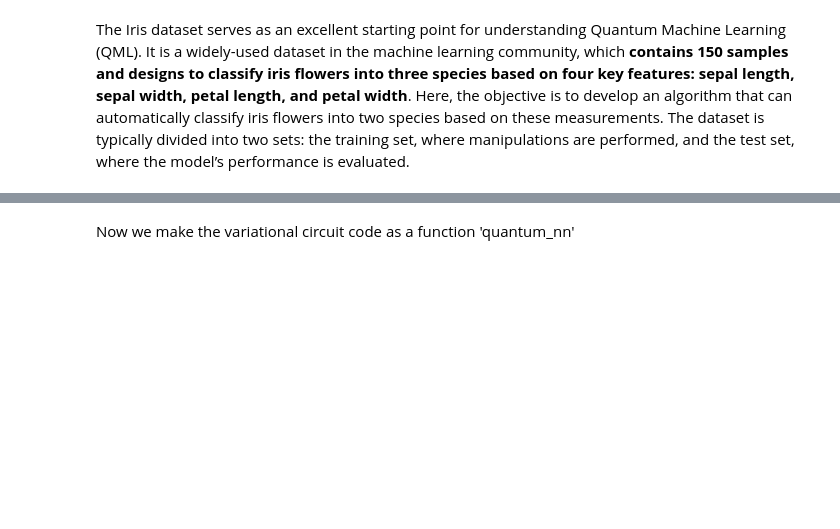
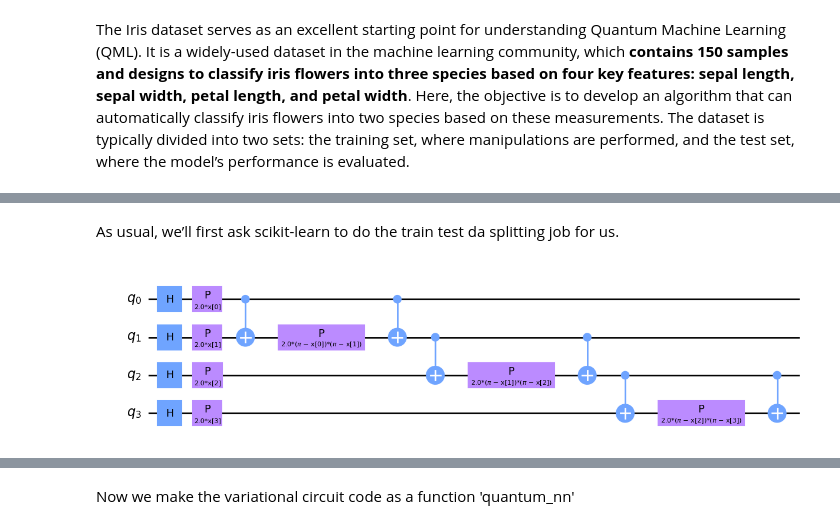
Before and after one commit to m0liva/QLearn, a Jupyter notebook: QML_demo.ipynb, the cells around one changed output, grey strips where cells are left out. Saved outputs shown, nothing was run; the diff lists cells and outputs as text; code cells hidden in the pictures; blank space fills up the shorter version.

```diff
--- a/QML_demo.ipynb
+++ b/QML_demo.ipynb
@@ -46,0 +100,2 @@ The dataset is perfectly balanced, as there are the same number of samples (50)
+# %% [markdown]
+As usual, we’ll first ask scikit-learn to do the train test da splitting job for us.
@@ -46,0 +110,11 @@ The dataset is perfectly balanced, as there are the same number of samples (50)
+# %%
+# ZZ FeatureMap
+
+from qiskit.circuit.library import ZZFeatureMap
+
+num_features = features.shape[1]
+
+feature_map = ZZFeatureMap(feature_dimension=num_features, entanglement='linear', reps=1)
+feature_map.decompose().draw(output="mpl", style="clifford", fold=20)
+# %% [output]
+[figure, added]
```
Also changed, not shown: parts of 43 cells of this notebook, 2 other files.
